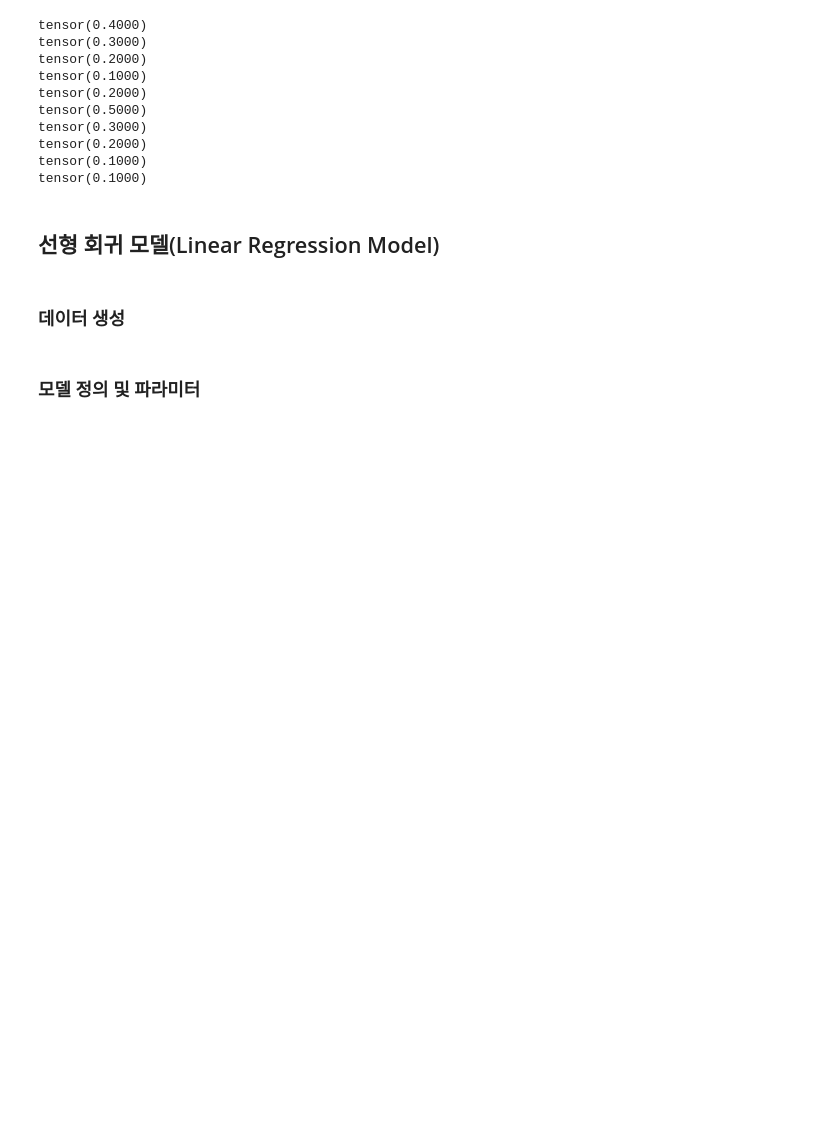
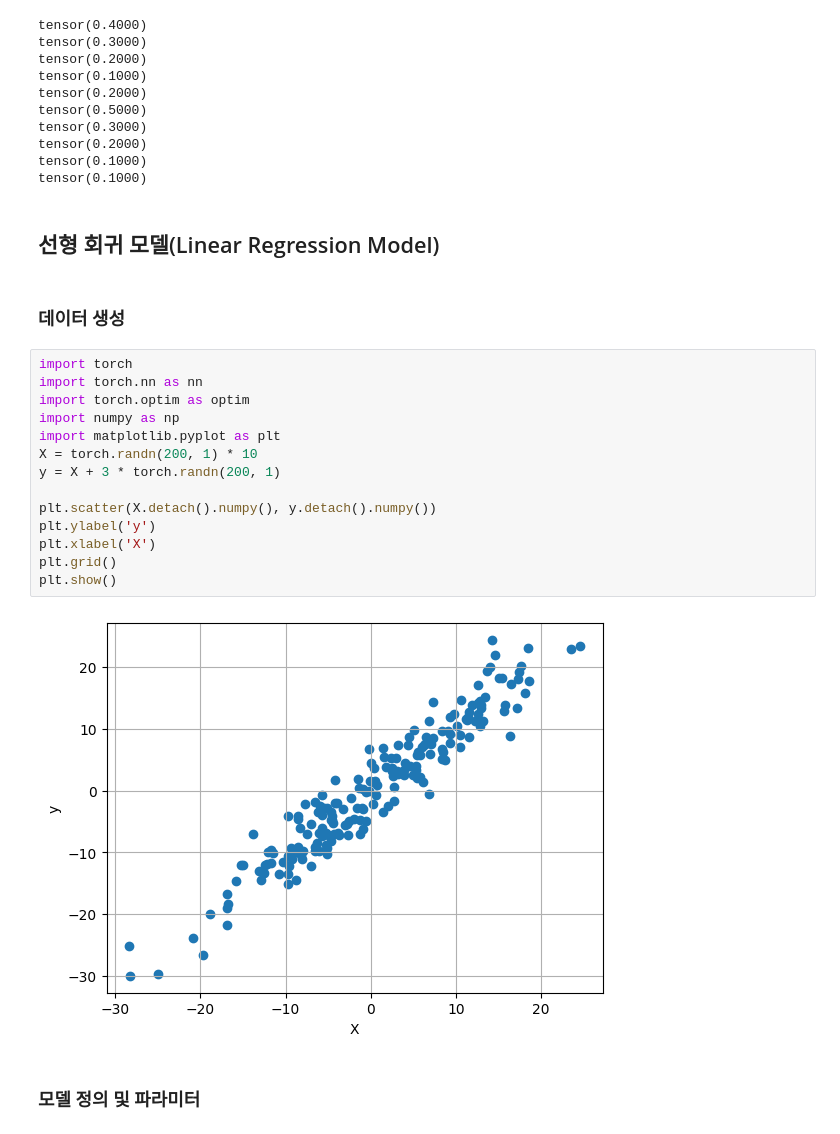
Before and after one commit to doogun/deep-learning-from-scratch, a Jupyter notebook: _6_파이토치(PyTorch)_한번에_끝내기_ipynb의_사본.ipynb, the cells around one changed output. Saved outputs shown, nothing was run; the diff lists cells and outputs as text; blank space fills up the shorter version.

```diff
--- a/_6_파이토치(PyTorch)_한번에_끝내기_ipynb의_사본.ipynb
+++ b/_6_파이토치(PyTorch)_한번에_끝내기_ipynb의_사본.ipynb
@@ -1408,5 +1422,21 @@ tensor(0.1000)
 ## 선형 회귀 모델(Linear Regression Model)
 # %% [markdown]
 ### 데이터 생성
+# %%
+import torch
+import torch.nn as nn
+import torch.optim as optim
+import numpy as np
+import matplotlib.pyplot as plt
+X = torch.randn(200, 1) * 10
+y = X + 3 * torch.randn(200, 1)
+
+plt.scatter(X.detach().numpy(), y.detach().numpy())
+plt.ylabel('y')
+plt.xlabel('X')
+plt.grid()
+plt.show()
+# %% [output]
+[figure, added]
 # %% [markdown]
 ### 모델 정의 및 파라미터
```
Also changed, not shown: parts of 14 cells of this notebook.
